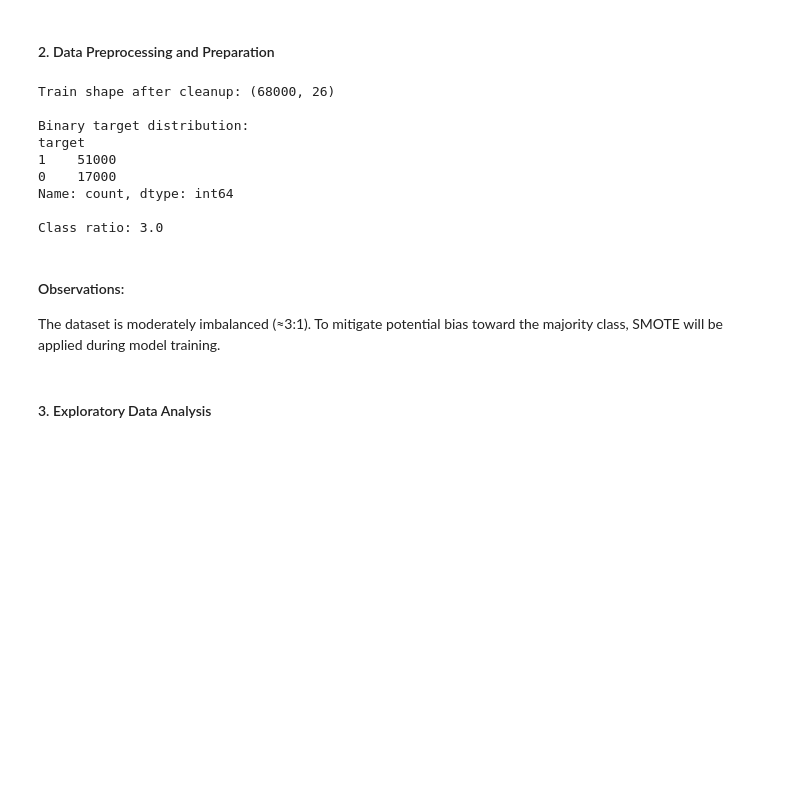
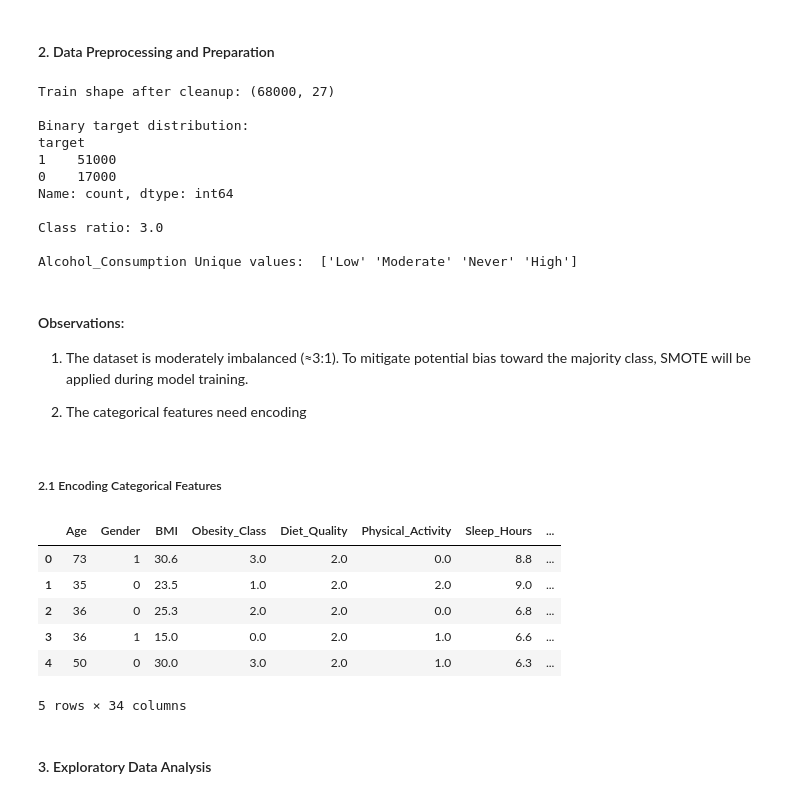
Before and after one commit to saketh242/DS675-MiniProject-Saketh-Travis-Krishna, a Jupyter notebook: project.ipynb, the cells around one changed output. Drawn from its saved outputs; the diff is of its cells as text; code cells hidden in the pictures; blank space fills up the shorter version.

Commit message:
encode cat featuers

```diff
--- a/project.ipynb
+++ b/project.ipynb
@@ -88,8 +131,12 @@ Name: count, dtype: int64
 #### 2. Data Preprocessing and Preparation
 # %%
 # Dropping Patient_ID (identifier, no signal) and Alcohol_Consumption (45% missing)
-train_df.drop(columns=['Patient_ID', 'Alcohol_Consumption'], inplace=True)
-test_df.drop(columns=['Patient_ID', 'Alcohol_Consumption'], inplace=True)
+train_df.drop(columns=['Patient_ID'], inplace=True)
+test_df.drop(columns=['Patient_ID'], inplace=True)
+
+# Replacing NaN values with "Never" since they represent non-drinkers, not missing data
+train_df["Alcohol_Consumption"] = train_df["Alcohol_Consumption"].fillna("Never")
+test_df["Alcohol_Consumption"] = test_df["Alcohol_Consumption"].fillna("Never")
 
 # Creating a new binary target varible: 0 = Normal, 1 = Liver Disease
 train_df['target'] = (train_df['Liver_Disease_Type'] != 'Normal').astype(int)
@@ -103,8 +150,9 @@ print("Train shape after cleanup:", train_df.shape)
 print("\nBinary target distribution:")
 print(train_df['target'].value_counts())
 print("\nClass ratio:", round(train_df['target'].value_counts()[1] / train_df['target'].value_counts()[0], 2))
+print("\nAlcohol_Consumption Unique values: ", train_df["Alcohol_Consumption"].unique())
 # %% [output]
-Train shape after cleanup: (68000, 26)
+Train shape after cleanup: (68000, 27)
 
 Binary target distribution:
 target
@@ -113,10 +161,54 @@ target
 Name: count, dtype: int64
 
 Class ratio: 3.0
+
+Alcohol_Consumption Unique values:  ['Low' 'Moderate' 'Never' 'High']
 # %% [markdown]
 #### Observations:
 
-The dataset is moderately imbalanced (≈3:1). To mitigate potential bias toward the majority class, SMOTE will be applied during model training.
+1. The dataset is moderately imbalanced (≈3:1). To mitigate potential bias toward the majority class, SMOTE will be applied during model training.
+
+2. The categorical features need encoding
+# %% [markdown]
+##### 2.1 Encoding Categorical Features
+# %%
+train_enc = train_df.copy()
+test_enc = test_df.copy()
+
+# Label Encoding Gender
+train_enc['Gender'] = train_enc['Gender'].map({'Male': 1, 'Female': 0})
+test_enc['Gender'] = test_enc['Gender'].map({'Male': 1, 'Female': 0})
+
+# Ordinal Encoding
+ordinal_mappings = {
+    'Obesity_Class': ['Underweight', 'Normal', 'Overweight', 'Obesity I', 'Obesity II', 'Obesity III'],
+    'Diet_Quality': ['Poor', 'Average', 'Healthy'],
+    'Physical_Activity': ['Sedentary', 'Low', 'Moderate', 'High'],
+    'Smoking_Status': ['Never', 'Former', 'Current'],
+    'Alcohol_Consumption': ['Never', 'Low', 'Moderate', 'High']
+}
+
+for col, order in ordinal_mappings.items():
+    enc = OrdinalEncoder(categories=[order])
+    train_enc[col] = enc.fit_transform(train_enc[[col]])
+    test_enc[col] = enc.transform(test_enc[[col]])
+
+# One-Hot Encoding Occupation
+train_enc = pd.get_dummies(train_enc, columns=['Occupation'], drop_first=False)
+test_enc = pd.get_dummies(test_enc, columns=['Occupation'], drop_first=False)
+
+# Aligning columns in case test is missing any occupation category
+train_enc, test_enc = train_enc.align(test_enc, join='left', axis=1, fill_value=0)
+
+test_enc.head()
+# %% [output]
+|  | Age | Gender | BMI | Obesity_Class | Diet_Quality | Physical_Activity | Sleep_Hours | ... |
+| 0 | 73 | 1 | 30.6 | 3.0 | 2.0 | 0.0 | 8.8 | ... |
+| 1 | 35 | 0 | 23.5 | 1.0 | 2.0 | 2.0 | 9.0 | ... |
+| 2 | 36 | 0 | 25.3 | 2.0 | 2.0 | 0.0 | 6.8 | ... |
+| 3 | 36 | 1 | 15.0 | 0.0 | 2.0 | 1.0 | 6.6 | ... |
+| 4 | 50 | 0 | 30.0 | 3.0 | 2.0 | 1.0 | 6.3 | ... |
+5 rows × 34 columns
 # %% [markdown]
 #### 3. Exploratory Data Analysis
 # %%
```
Also changed, not shown: parts of 5 cells of this notebook.
